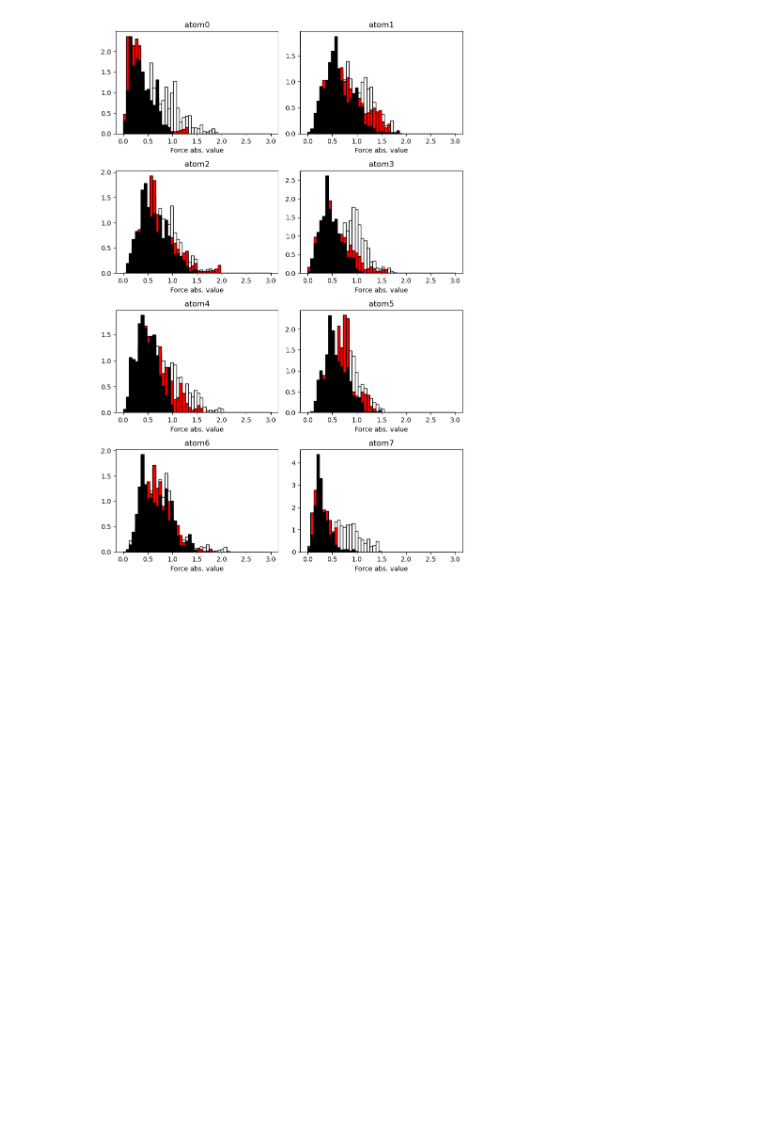
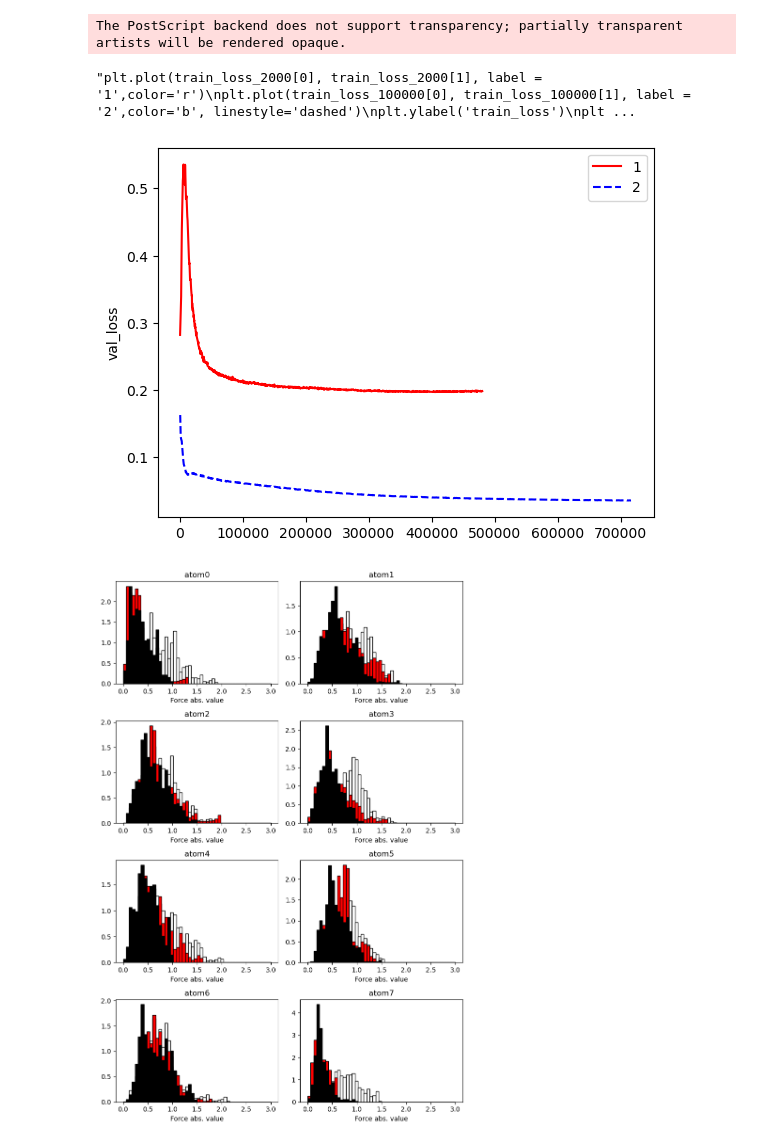
Before and after one commit to kontchenkov/SchNetPhosphorene, a Jupyter notebook: figures3-6.ipynb, the cells around one changed output. Cells and saved outputs as stored; diff of their text form; code cells hidden in the pictures; blank space fills up the shorter version.

Commit message:
Improve figures 3-6

```diff
--- a/force_hist.ipynb
+++ b/figures3-6.ipynb
@@ -1 +1,58 @@
+# %%
+################################################################################
+################################################################################
+###                                  Рисунок 3                               ###
+################################################################################
+################################################################################
+import numpy as np
+from matplotlib import pyplot as plt
+
+def get_val_from_files(filename):
+    dtype1 = np.dtype([('Wall type', 'float64'), ('Step', 'int32'), ('Value', 'float64')])
+    val_energy = np.loadtxt(filename, delimiter=',', dtype = dtype1, skiprows =1)
+    val_energy_np = np.array(list(map(list,val_energy))).transpose()
+    return([val_energy_np[1], val_energy_np[2]])
+
+val_loss_2000 = get_val_from_files('./learning_curves/2000_val.csv')
+val_loss_100000 = get_val_from_files('./learning_curves/100000_val.csv')
+
+train_loss_2000 = get_val_from_files('./learning_curves/2000_train.csv')
+train_loss_100000 = get_val_from_files('./learning_curves/100000_train.csv')
+
+plt.plot(val_loss_2000[0], val_loss_2000[1], label = '1',color='r')
+plt.plot(val_loss_100000[0], val_loss_100000[1], label = '2',color='b', linestyle='dashed')
+plt.ylabel('val_loss')
+plt.legend()
+plt.savefig('val_loss.png',dpi=150)
+plt.savefig('val_loss.eps',dpi=150)
+
+"""plt.plot(train_loss_2000[0], train_loss_2000[1], label = '1',color='r')
+plt.plot(train_loss_100000[0], train_loss_100000[1], label = '2',color='b', linestyle='dashed')
+plt.ylabel('train_loss')
+plt.legend()
+plt.show()
+
+plt.plot(val_loss_2000[0], val_loss_2000[1], label = 'val_loss, ds1',color='r')
+plt.plot(train_loss_2000[0], train_loss_2000[1], label = 'train_loss, ds1',color='r', linewidth=1.5)
+plt.plot(val_loss_100000[0], val_loss_100000[1], label = 'val_loss, ds2',color='b', linestyle='dashed')
+plt.plot(train_loss_100000[0], train_loss_100000[1], label = 'train_loss, ds2',color='b', linestyle='dashed', linewidth=1.5)
+plt.ylabel('val_loss')
+plt.legend()
+plt.show()
+
+plt.plot(val_loss_2000[0], val_loss_2000[1], label = 'val_loss, ds1',color='r')
+plt.plot(train_loss_2000[0], train_loss_2000[1], label = 'train_loss, ds1',color='r', linewidth=1.5)
+plt.ylabel('val_loss')
+plt.legend()
+plt.show()
+
+plt.plot(val_loss_100000[0], val_loss_100000[1], label = 'val_loss, ds2',color='b', linestyle='dashed')
+plt.plot(train_loss_100000[0], train_loss_100000[1], label = 'train_loss, ds2',color='b', linestyle='dashed', linewidth=1.5)
+plt.ylabel('val_loss')
+plt.legend()
+plt.show()"""
+# %% [output]
+The PostScript backend does not support transparency; partially transparent artists will be rendered opaque.
+"plt.plot(train_loss_2000[0], train_loss_2000[1], label = '1',color='r')\nplt.plot(train_loss_100000[0], train_loss_100000[1], label = '2',color='b', linestyle='dashed')\nplt.ylabel('train_loss')\nplt ...
+[figure, added]
 # %%
```
Also changed, not shown: parts of 4 cells of this notebook, 6 other files.
